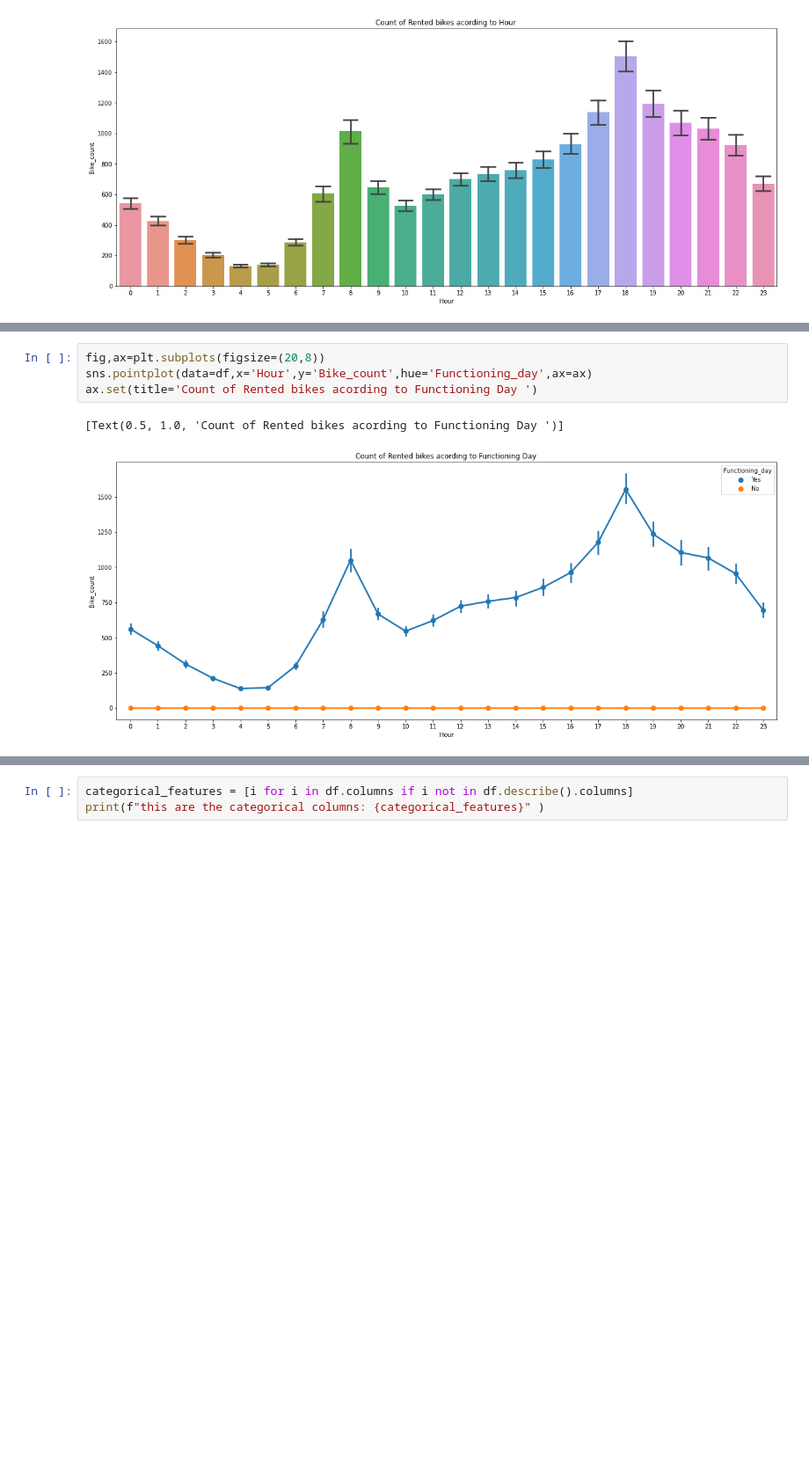
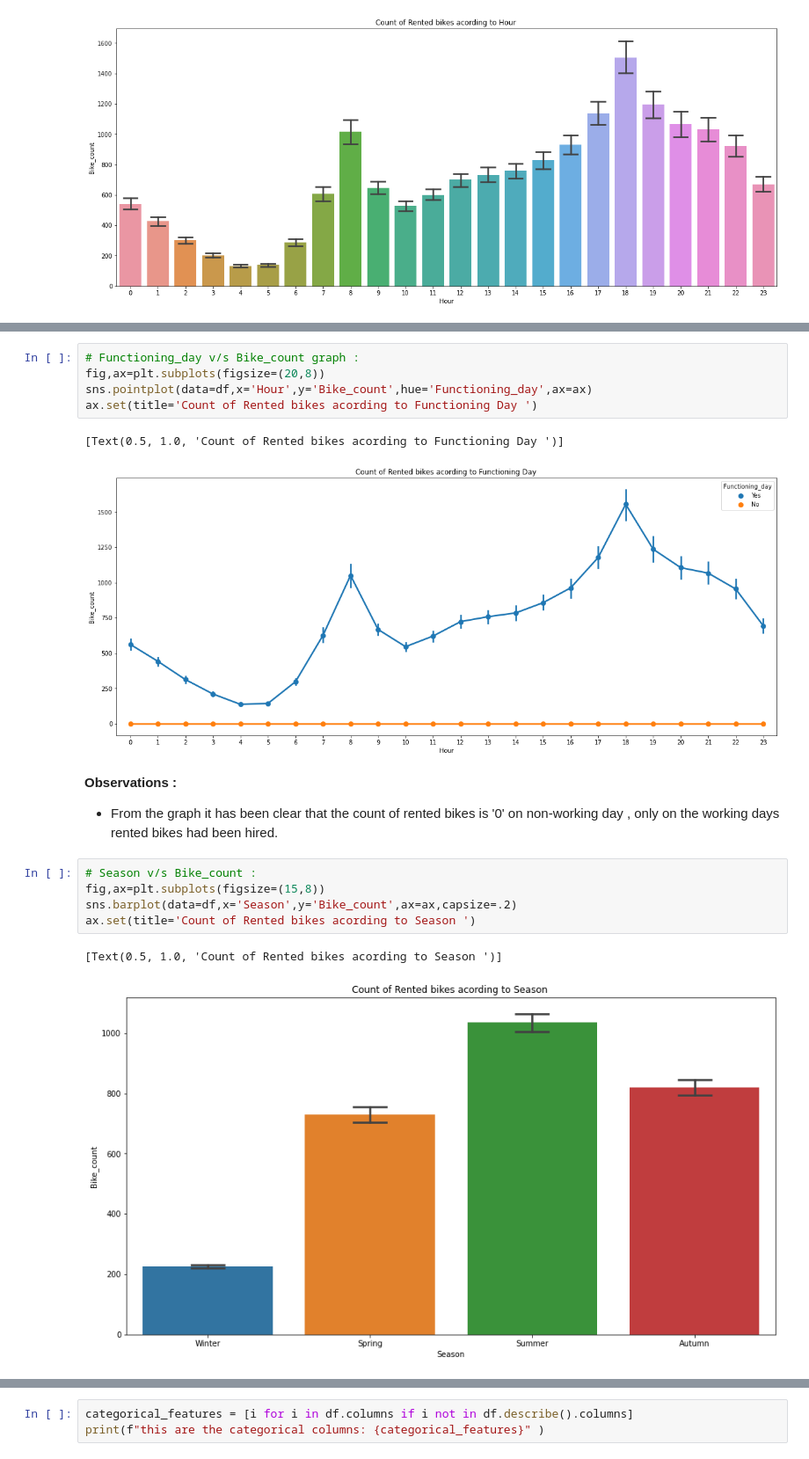
Before and after one commit to firaz-thakur/SEOUL-BIKE-SHARING-DEMAND-PREDICTION, a Jupyter notebook: Supervised_ML_Regression_Project.ipynb, the cells around one changed output, grey strips where cells are left out. Shown at 88% size. Cells and saved outputs as stored; diff of their text form; blank space fills up the shorter version.

```diff
--- a/Supervised_ML_Regression_Project.ipynb
+++ b/Supervised_ML_Regression_Project.ipynb
@@ -296,7 +324,20 @@ ax.set(title='Count of Rented bikes acording to Hour ')
 # %%
+# Functioning_day v/s Bike_count graph :
 fig,ax=plt.subplots(figsize=(20,8))
 sns.pointplot(data=df,x='Hour',y='Bike_count',hue='Functioning_day',ax=ax)
 ax.set(title='Count of Rented bikes acording to Functioning Day ')
 # %% [output]
 [Text(0.5, 1.0, 'Count of Rented bikes acording to Functioning Day ')]
 [figure]
+# %% [markdown]
+**Observations :**
+
+*  From the graph it has been clear that the count of rented bikes is '0' on non-working day , only on the working days rented bikes had been hired.
+# %%
+# Season v/s Bike_count :
+fig,ax=plt.subplots(figsize=(15,8))
+sns.barplot(data=df,x='Season',y='Bike_count',ax=ax,capsize=.2)
+ax.set(title='Count of Rented bikes acording to Season ')
+# %% [output]
+[Text(0.5, 1.0, 'Count of Rented bikes acording to Season ')]
+[figure, added]
```
Also changed, not shown: parts of 27 cells of this notebook.
